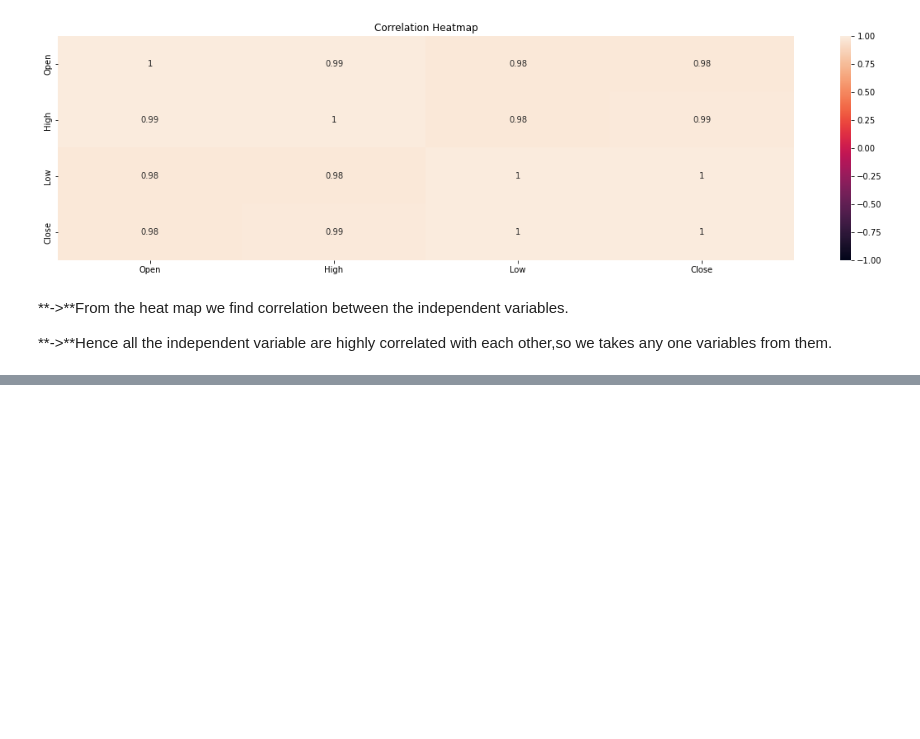
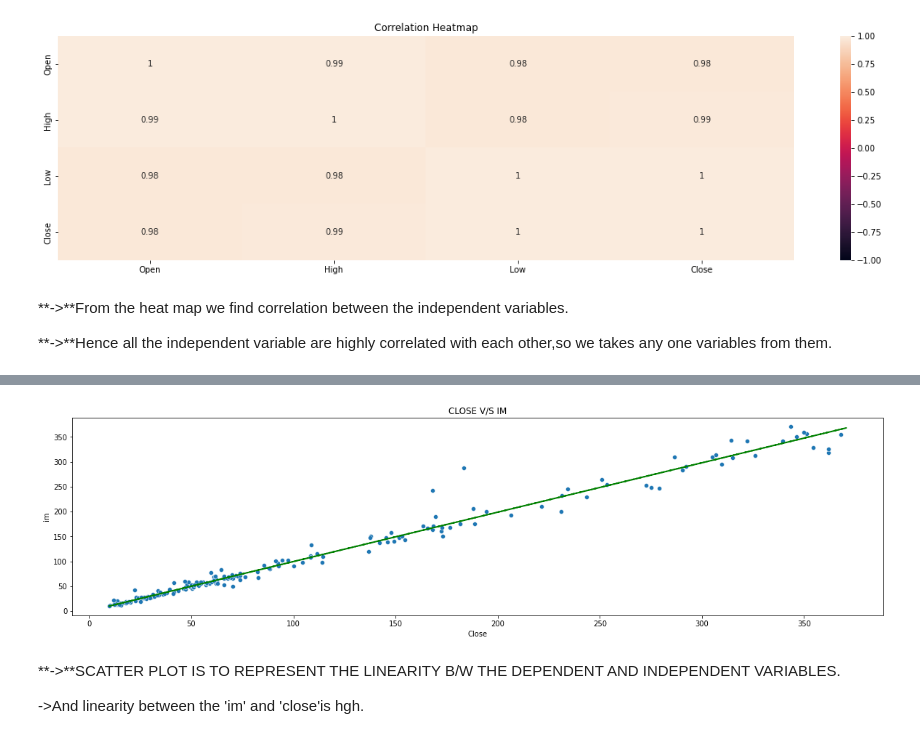
Before and after one commit to Swastik02aug/SML-Regression-Capstone-Project, a Jupyter notebook: project(yes_bank).ipynb, the cells around one changed output, grey strips where cells are left out. Saved outputs shown, nothing was run; the diff lists cells and outputs as text; code cells hidden in the pictures; blank space fills up the shorter version.

```diff
--- a/project(yes_bank).ipynb
+++ b/project(yes_bank).ipynb
@@ -250,3 +244,7 @@ cor = sns.heatmap(dataset.corr(), vmin=-1, vmax=1, cmap=None, annot=True )
 **->**From the heat map we find correlation between the independent variables.
 
 **->**Hence all the independent variable are highly correlated with each other,so we takes any one variables from them.
+# %%
+# Creating a new feature based on average of other features in the dataset
+dataset['im'] = dataset[['Open', 'High', 'Low']].mean(axis=1).round(2)
+dataset.head()
@@ -252,0 +258,18 @@ cor = sns.heatmap(dataset.corr(), vmin=-1, vmax=1, cmap=None, annot=True )
+# %%
+#ploting the scatter plot b/w dependent and independent variables
+plt.figure(figsize=(20,5))
+plt.title('CLOSE V/S IM')
+
+sns.scatterplot(dataset['Close'],dataset['im'])
+
+z = np.polyfit(dataset['im'],dataset['Close'], 1)
+y_hat = np.poly1d(z)(dataset['im'])
+plt.plot(dataset['im'], y_hat, "g--", lw=2)
+
+plt.show()
+# %% [output]
+[figure, added]
+# %% [markdown]
+**->**SCATTER PLOT IS TO REPRESENT THE LINEARITY B/W THE DEPENDENT AND INDEPENDENT VARIABLES.
+
+->And linearity between the 'im' and 'close'is hgh.
```
Also changed, not shown: parts of 7 cells of this notebook.
